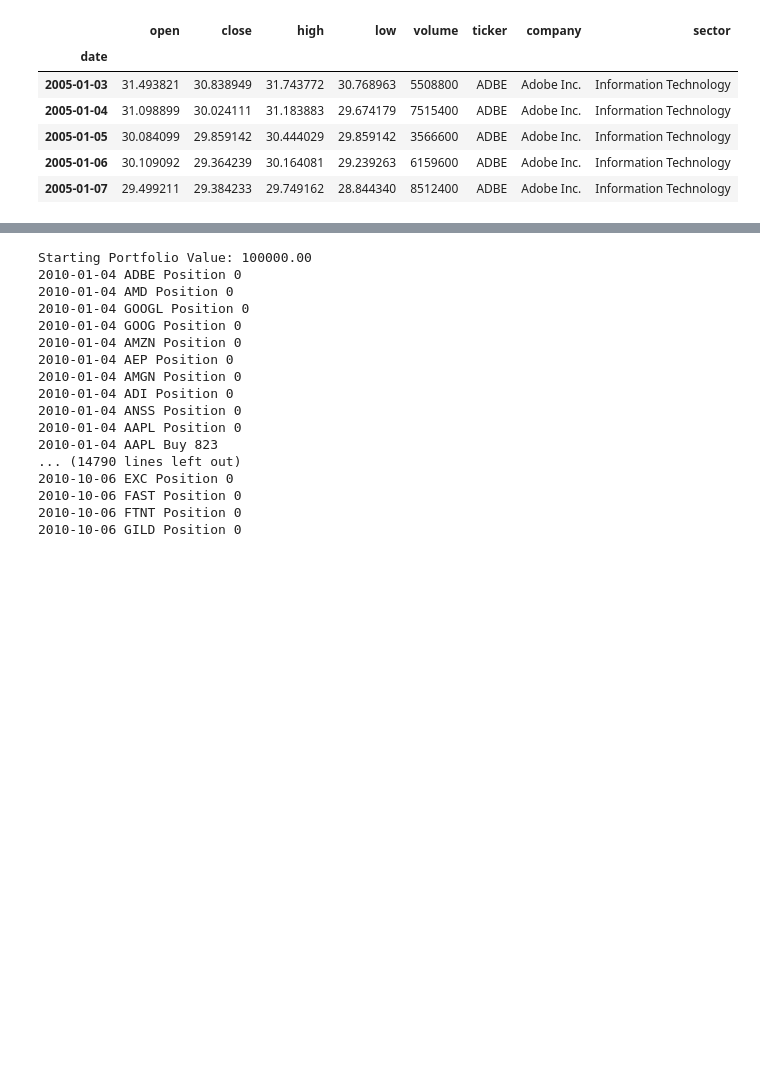
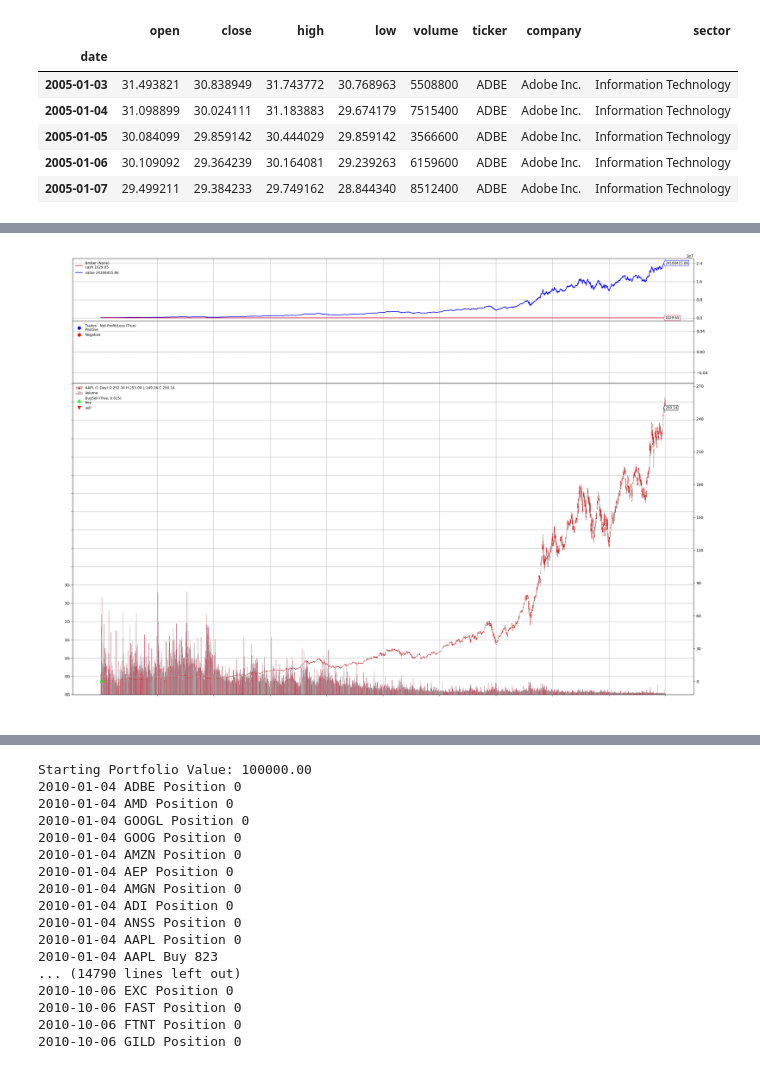
Before and after one commit to autoastt/DLWeek, a Jupyter notebook: backtest.ipynb, the cells around one changed output, grey strips where cells are left out. Cells and saved outputs as stored; diff of their text form; code cells hidden in the pictures; blank space fills up the shorter version.

```diff
--- a/backtest.ipynb
+++ b/backtest.ipynb
@@ -194,0 +216,37 @@ len(data_feeds)
+# %%
+class BuyAndHoldStrategy(bt.Strategy):
+    def __init__(self):
+        pass  # No indicators needed
+
+    def next(self):
+        if self.position.size == 0:  # Buy only at the start
+            self.buy()
+
+cerebro = bt.Cerebro()
+cerebro.addstrategy(BuyAndHoldStrategy)
+
+for ticker, data in data_feeds:
+    if (ticker == STOCK):
+        cerebro.adddata(data, name=ticker)
+
+cerebro.broker.setcash(100000.0)
+
+cerebro.addsizer(bt.sizers.AllInSizer)
+cerebro.addanalyzer(bt.analyzers.SharpeRatio, _name="sharpe")
+cerebro.addanalyzer(bt.analyzers.DrawDown, _name="drawdown")
+
+
+print('Buy and Hold Strategy')
+print('Starting Portfolio Value: %.2f' % cerebro.broker.getvalue())
+
+results = cerebro.run()
+print('Final Portfolio Value: %.2f' % cerebro.broker.getvalue())
+
+sharpe_ratio = results[0].analyzers.sharpe.get_analysis()
+drawdown = results[0].analyzers.drawdown.get_analysis()
+
+img_path = "buyandhold.png"
+save_plot(img_path)
+
+print(f"Sharpe Ratio: {sharpe_ratio}")
+print(f"Max Drawdown: {drawdown['max']['drawdown']}%")
@@ -194,0 +261,4 @@ len(data_feeds)
+# %%
+Image(img_path)
+# %% [output]
+[figure, added]
```
Also changed, not shown: parts of 8 cells of this notebook, 6 other files.
